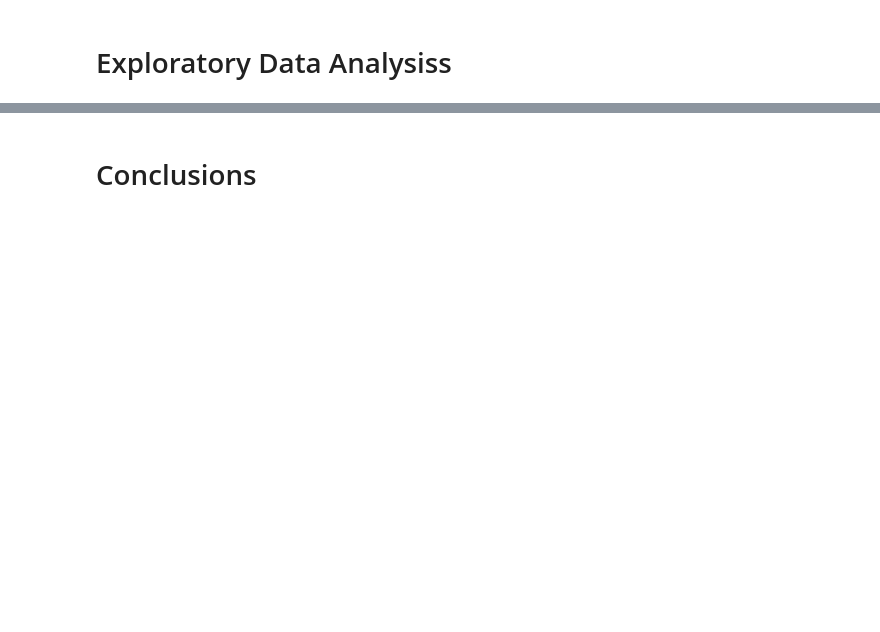
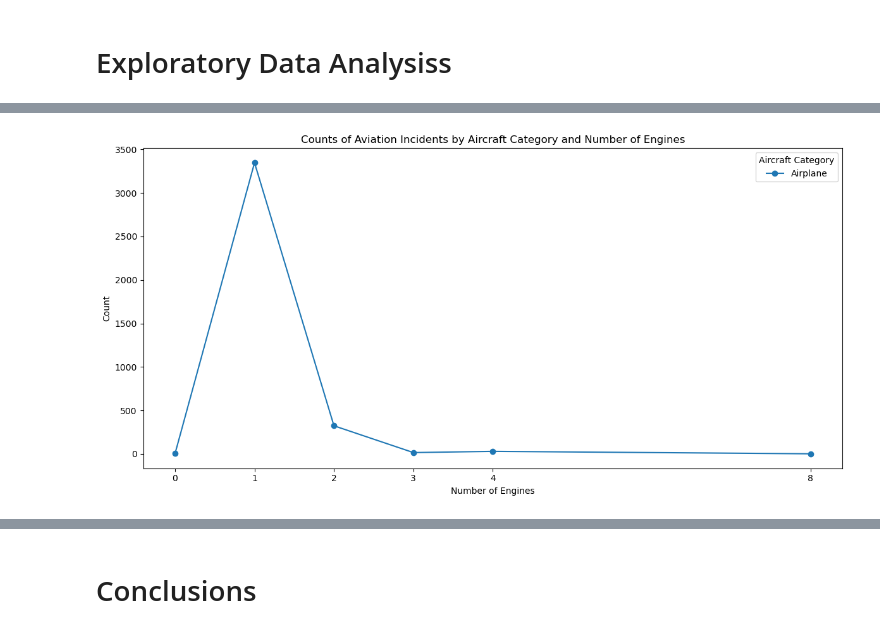
Before and after one commit to BlackXWulf/Aviation-Incidents, a Jupyter notebook: Aviation-Incidents.ipynb, the cells around one changed output, grey strips where cells are left out. Drawn from its saved outputs; the diff is of its cells as text; code cells hidden in the pictures; blank space fills up the shorter version.

```diff
--- a/Aviation-Incidents.ipynb
+++ b/Aviation-Incidents.ipynb
@@ -332,0 +330,23 @@ ax = aviation_data.plot.line(x='Injury.Severity', y='Number.of.Engines', rot=0)
+# %%
+# Prepare the data
+# Group by 'Aircraft.Category' and 'Number.of.Engines' and count occurrences
+grouped_data = aviation_data.groupby(['Aircraft.Category', 'Number.of.Engines']).size().reset_index(name='Count')
+
+# Create a line plot
+plt.figure(figsize=(12, 6))
+
+# Create a line graph for each aircraft category
+for category in grouped_data['Aircraft.Category'].unique():
+    subset = grouped_data[grouped_data['Aircraft.Category'] == category]
+    plt.plot(subset['Number.of.Engines'], subset['Count'], marker='o', label=category)
+
+# Formatting the plot
+plt.title('Counts of Aviation Incidents by Aircraft Category and Number of Engines')
+plt.xlabel('Number of Engines')
+plt.ylabel('Count')
+plt.xticks(subset['Number.of.Engines'].unique())  # Ensure all engine numbers are represented on the x-axis
+plt.legend(title='Aircraft Category')
+plt.tight_layout()
+plt.show()
+# %% [output]
+[figure, added]
```
Also changed, not shown: parts of 28 cells of this notebook.
